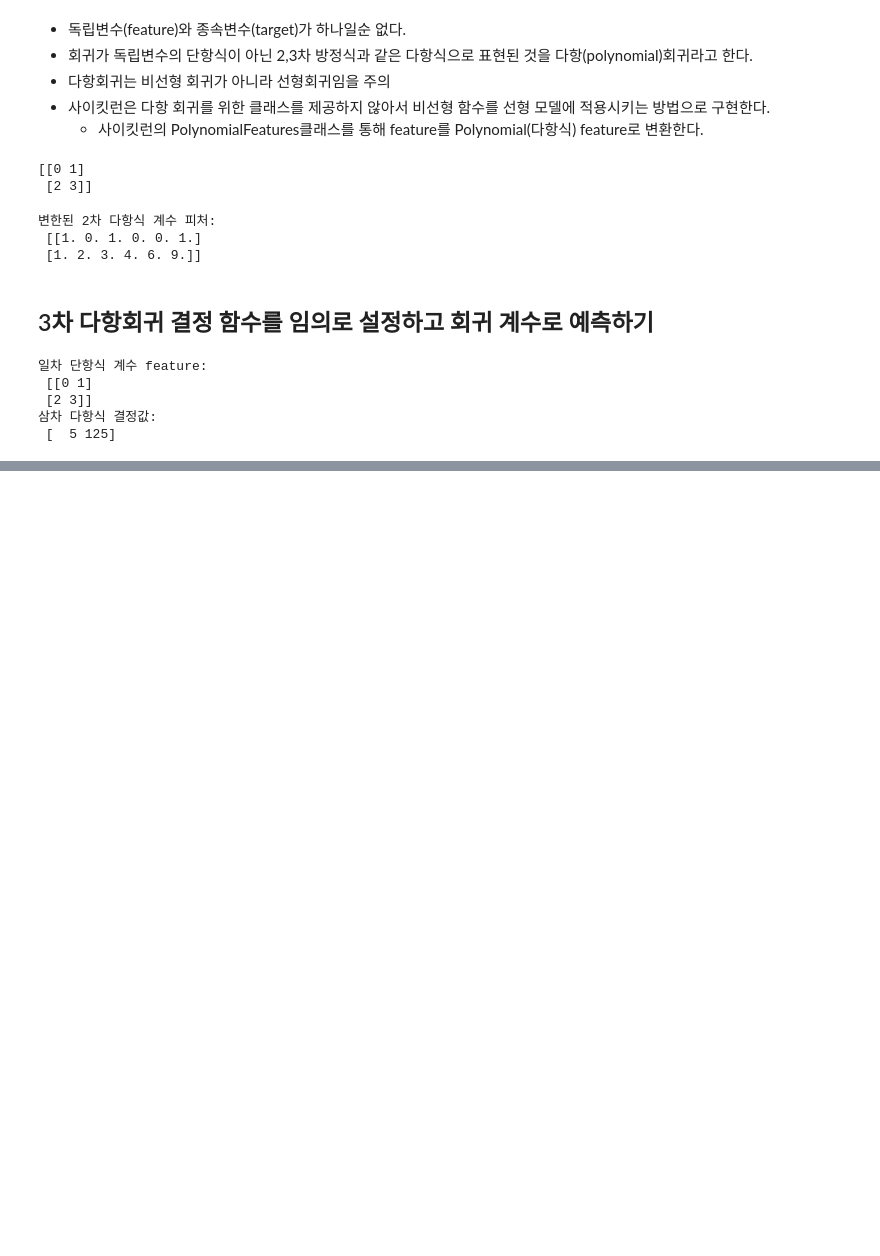
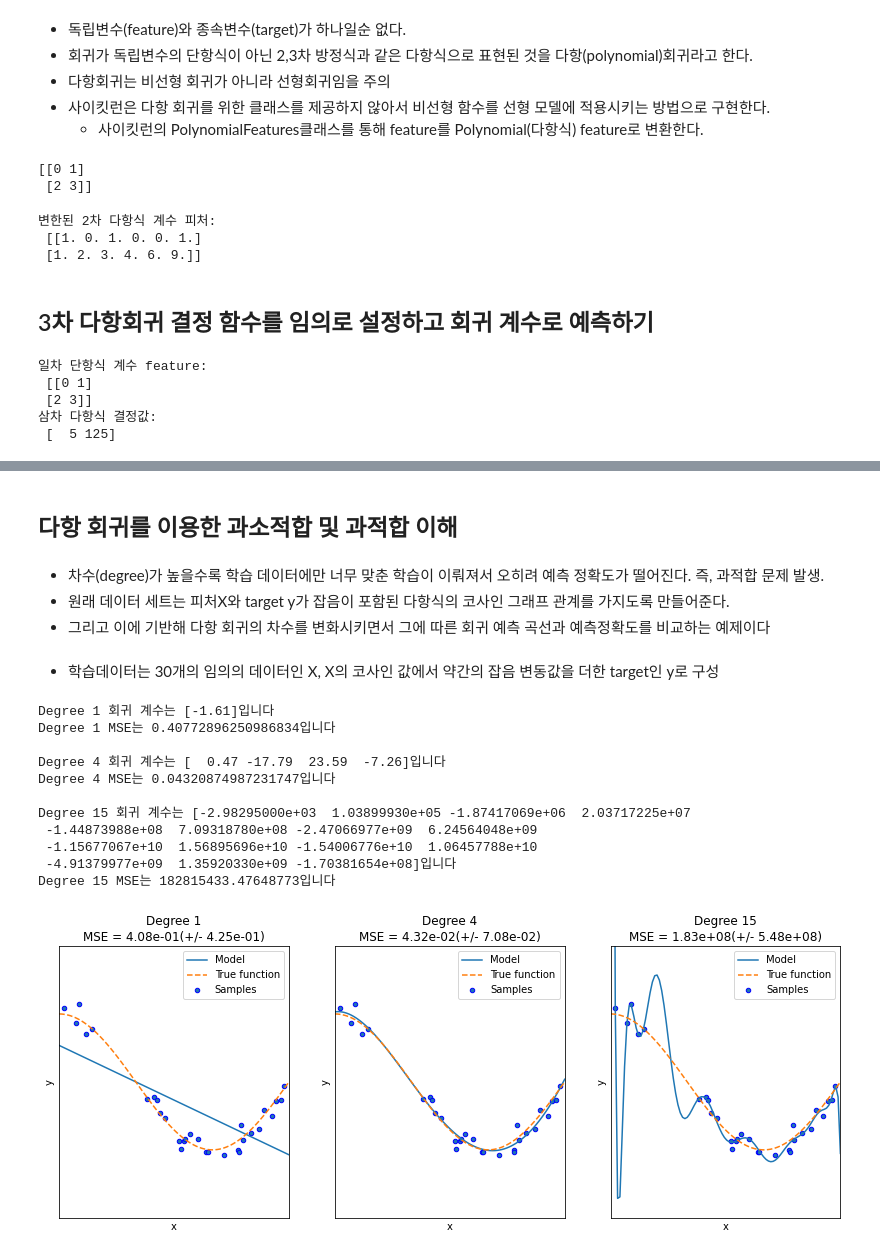
Before and after one commit to Parksaetbyeol/Jupyter_coding, a Jupyter notebook: [perfect]machinelearning/[perfect]5-1.polynomial.ipynb, the cells around one changed output, grey strips where cells are left out. Saved outputs shown, nothing was run; the diff lists cells and outputs as text; code cells hidden in the pictures; blank space fills up the shorter version.

Commit message:
regression commit

```diff
--- a/[perfect]machinelearning/[perfect]5-1.polynomial.ipynb
+++ b/[perfect]machinelearning/[perfect]5-1.polynomial.ipynb
@@ -47,0 +96,8 @@ print('삼차 다항식 결정값:\n', y)
+# %% [markdown]
+## 다항 회귀를 이용한 과소적합 및 과적합 이해
+# %% [markdown]
+- 차수(degree)가 높을수록 학습 데이터에만 너무 맞춘 학습이 이뤄져서 오히려 예측 정확도가 떨어진다. 즉, 과적합 문제 발생.
+- 원래 데이터 세트는 피처X와 target y가 잡음이 포함된 다항식의 코사인 그래프 관계를 가지도록 만들어준다.
+- 그리고 이에 기반해 다항 회귀의 차수를 변화시키면서 그에 따른 회귀 예측 곡선과 예측정확도를 비교하는 예제이다
+# %% [markdown]
+- 학습데이터는 30개의 임의의 데이터인 X, X의 코사인 값에서 약간의 잡음 변동값을 더한 target인 y로 구성
@@ -47,0 +112,61 @@ print('삼차 다항식 결정값:\n', y)
+# %%
+# 임의의 값으로 구성된 X값에 대해 코사인 변환 값을 반환
+def true_func(X):
+    return np.cos(1.5 * np.pi * X)
+
+# X는 0부터 1까지 30개의 임의의 값을 순서대로 샘플링한 데이터
+np.random.seed(0)
+n_samples=30
+X = np.sort(np.random.rand(n_samples))
+
+y = true_func(X) + np.random.randn(n_samples)*0.1
+# %%
+plt.figure(figsize=(14,5))
+degrees = [1,4,15]
+
+# 다항 회귀의 차수를 1,4,15로 각각 변환시키면서 비교
+for i in range(len(degrees)):
+    ax = plt.subplot(1, len(degrees), i+1)
+    plt.setp(ax,xticks=(), yticks=())
+
+    # 개별 degree별로 polynomial변환
+    polynomial_features = PolynomialFeatures(degree=degrees[i], include_bias=False)
+    linear_regression = LinearRegression()
+    pipeline = Pipeline([("polynomial_features", polynomial_features),
+                        ("linear_regression", linear_regression)])
+    pipeline.fit(X.reshape(-1,1),y)
+
+    # 교차검증으로 다항회귀 평가하기
+    scores = cross_val_score(pipeline, X.reshape(-1,1), y, scoring="neg_mean_squared_error", cv=10)
+
+    # pipeline을 구성하는 세부 객체를 접근하는 named_steps['객체명']을 이용해 회귀계수 추출
+    coefficients = pipeline.named_steps['linear_regression'].coef_
+    print('\nDegree {0} 회귀 계수는 {1}입니다' .format(degrees[i], np.round(coefficients,2)))
+    print('Degree {0} MSE는 {1}입니다'.format(degress[i], -1*np.mean(scores)))
+
+    # 0부터 1까지 테스트 데이터셋을 100개로 나눠 예측 수행
+    X_test = np.linspace(0,1,100)
+
+    # 예측값 곡선
+    plt.plot(X_test, pipeline.predict(X_test[:,np.newaxis]), label="Model")
+    # 실제값 곡선
+    plt.plot(X_test, true_func(X_test), '--', label="True function")
+    plt.scatter(X, y, edgecolor='b', s=20, label="Samples")
+
+    plt.xlabel('x'); plt.ylabel('y'); plt.xlim((0,1)); plt.ylim((-2,2)); plt.legend(loc="best")
+    plt.title("Degree {}\nMSE = {:.2e}(+/- {:.2e})" .format(degrees[i], -scores.mean(), scores.std()))
+
+plt.show()
+# %% [output]
+Degree 1 회귀 계수는 [-1.61]입니다
+Degree 1 MSE는 0.40772896250986834입니다
+
+Degree 4 회귀 계수는 [  0.47 -17.79  23.59  -7.26]입니다
+Degree 4 MSE는 0.04320874987231747입니다
+
+Degree 15 회귀 계수는 [-2.98295000e+03  1.03899930e+05 -1.87417069e+06  2.03717225e+07
+ -1.44873988e+08  7.09318780e+08 -2.47066977e+09  6.24564048e+09
+ -1.15677067e+10  1.56895696e+10 -1.54006776e+10  1.06457788e+10
+ -4.91379977e+09  1.35920330e+09 -1.70381654e+08]입니다
+Degree 15 MSE는 182815433.47648773입니다
+[figure, added]
```
Also changed, not shown: parts of 8 cells of this notebook.
